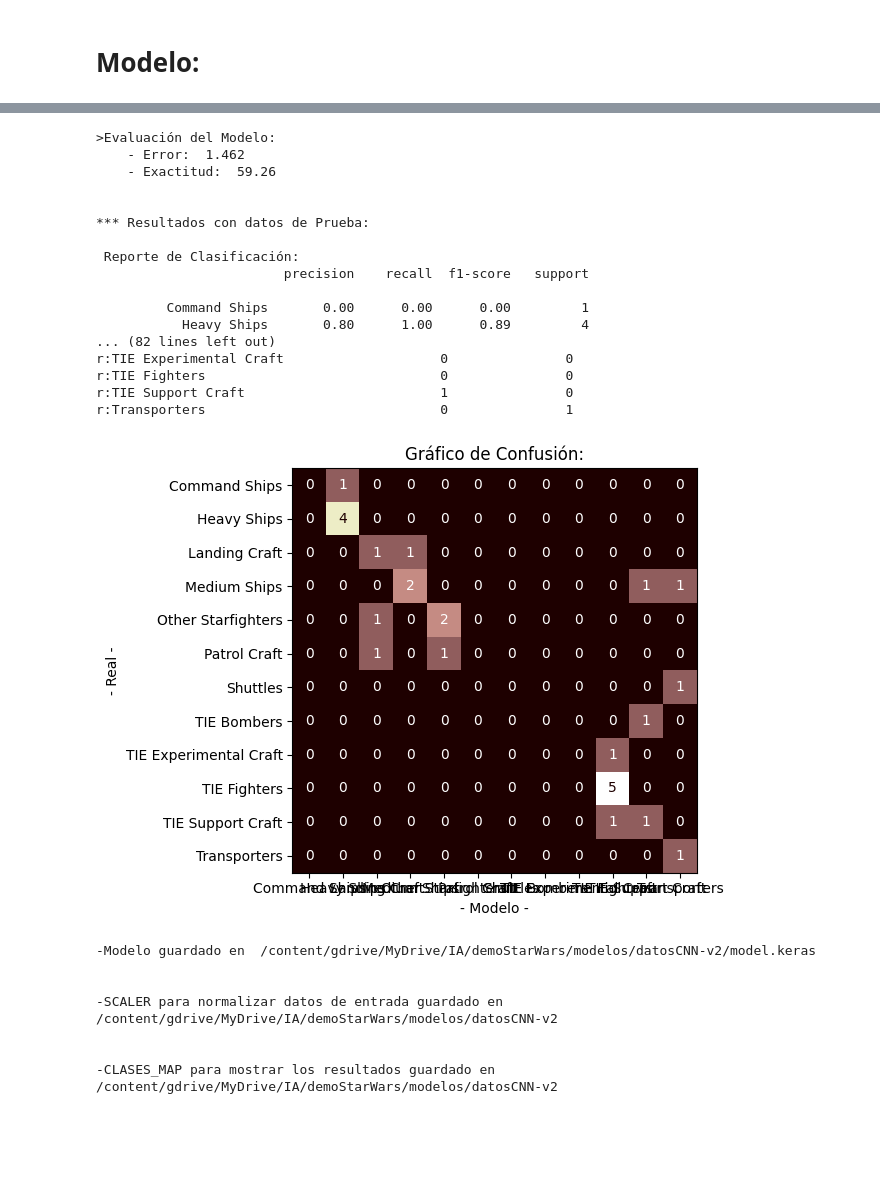
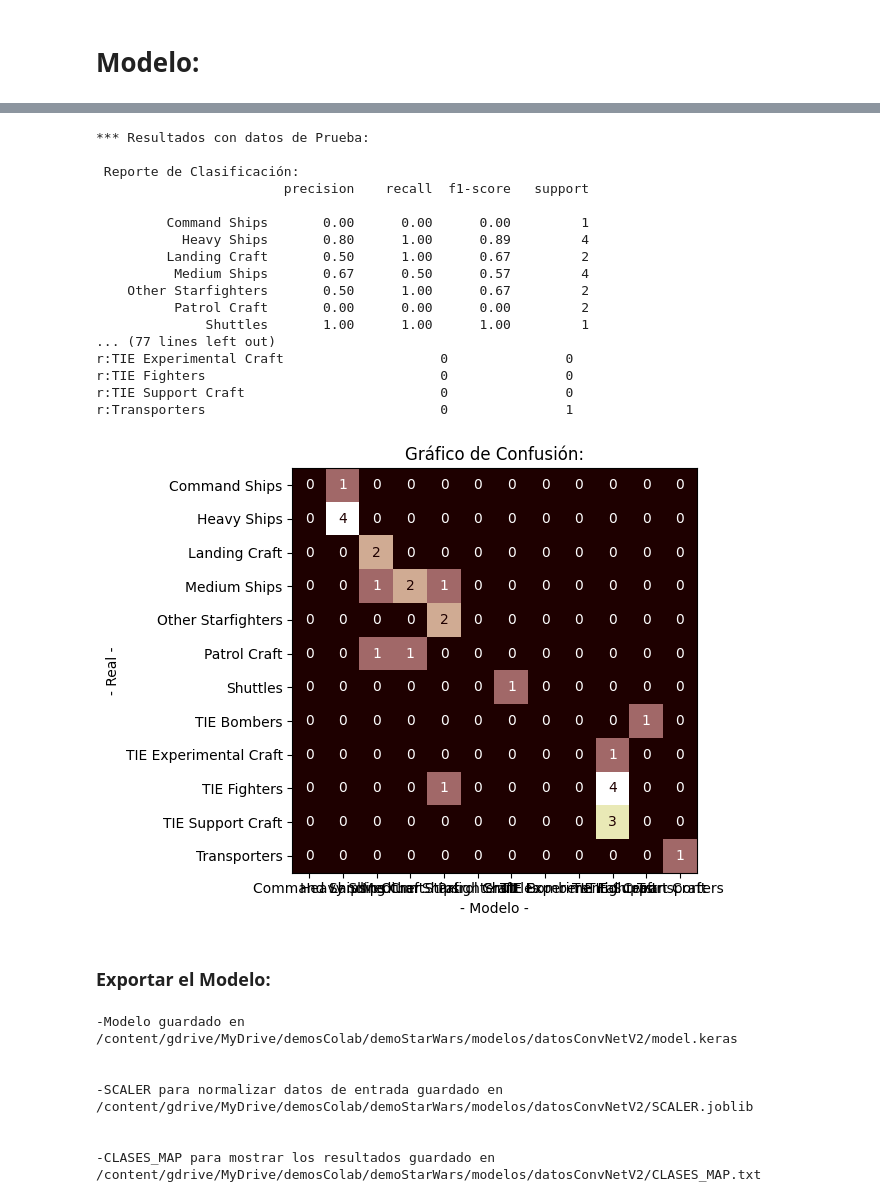
Before and after one commit to PGP-MachineLearning/demoStarWars, a Jupyter notebook: 4-Datos-ConvNet-v2.ipynb, the cells around one changed output, grey strips where cells are left out. Saved outputs shown, nothing was run; the diff lists cells and outputs as text; code cells hidden in the pictures; blank space fills up the shorter version.

```diff
--- a/4-Datos-ConvNet-v2.ipynb
+++ b/4-Datos-ConvNet-v2.ipynb
@@ -31,14 +31,13 @@ Librerías cargadas
 # %% [markdown]
 # Datos:
 # %%
-#@title Acceder al Drive
+# @title Acceder al Drive {"single-column":true}
 
-# monta Google Drive:
 # Nota: la primera vez se debe confirmar el uso logueandose en "Google Drive File Stream" y obteniendo código de autentificación.
 from google.colab import drive
-drive.mount('/content/gdrive')
+drive.mount('/content/gdrive', force_remount=True)
 
 # directorio local en Google Drive
-path = '/content/gdrive/MyDrive/IA/demoStarWars/datos/'  #@param {type:"string"}
+path = '/content/gdrive/MyDrive/demosColab/demoStarWars/datos/'  #@param {type:"string"}
 # %% [output]
 Mounted at /content/gdrive
@@ -889,49 +1100,43 @@ r:Transporters                              0               3
 # %%
-#@title Evaluar red entrenada con datos de prueba
+#@title Evaluar con datos de prueba
 mostrar_detalle_prueba = False #@param {type:"boolean"}
 incluirDatosEntrada_detalle_prueba = False #@param {type:"boolean"}
 
-  # evalua al modelo entrenado
-resEval = model.evaluate(x_test, (y_testEnc if tipo_output_softMax else y_test), verbose=0)
-print("\n>Evaluación del Modelo: ")
-print("    - Error: ", round(resEval[0],3))
-if esProblemaClasificacion:
-  print("    - Exactitud: ", round(resEval[1]*100,2))
-else:
-  print("    - Distancia Media Cuadrática Mínima: ", round(resEval[1],3))
-
-#print("\n")
-
 # prueba con los datos de prueba
 print("\n\n*** Resultados con datos de Prueba: ")
-if esProblemaClasificacion:
-  probarModelo_Clasificacion(x_test, y_test, CLASES, umbral_clasificacion/100.0, mostrar_detalle_prueba, incluirDatosEntrada_detalle_prueba)
-else:
-  probarModelo_Estimacion(x_test, y_test, mostrar_detalle_prueba, incluirDatosEntrada_detalle_prueba)
+# muestra resultados
+evaluarModelo(model, esProblemaClasificacion,
+              datosX=x_test, datosY=y_test, clases_map=CLASES,
+              tipo_output_softMax=tipo_output_softMax,
+              umbralClas=umbral_clasificacion/100.0,
+              mostrarDetalle=mostrar_detalle_prueba,
+              inclDatosEntrada=incluirDatosEntrada_detalle_prueba)
 # %% [output]
->Evaluación del Modelo:
-    - Error:  1.462
-    - Exactitud:  59.26
-
-
 *** Resultados con datos de Prueba:
 
  Reporte de Clasificación:
                         precision    recall  f1-score   support
 
          Command Ships       0.00      0.00      0.00         1
            Heavy Ships       0.80      1.00      0.89         4
-... (82 lines left out)
+         Landing Craft       0.50      1.00      0.67         2
+          Medium Ships       0.67      0.50      0.57         4
+    Other Starfighters       0.50      1.00      0.67         2
+          Patrol Craft       0.00      0.00      0.00         2
+              Shuttles       1.00      1.00      1.00         1
+... (77 lines left out)
 r:TIE Experimental Craft                    0               0
 r:TIE Fighters                              0               0
-r:TIE Support Craft                         1               0
+r:TIE Support Craft                         0               0
 r:Transporters                              0               1
-[figure, old version]
+[figure, new version]
+# %% [markdown]
+### Exportar el Modelo:
 # %%
 #@title Guardar Modelo entrenado
 
 guardar_modelo = True #@param{type:"boolean"}
-path_modelo = '/content/gdrive/MyDrive/IA/demoStarWars/modelos/datosCNN-v2'  #@param {type:"string"}
+path_modelo = '/content/gdrive/MyDrive/demosColab/demoStarWars/modelos/datosConvNetV2'  #@param {type:"string"}
 
 if guardar_modelo:
 
@@ -950,22 +1155,22 @@ if guardar_modelo:
       fn_scaler = path_modelo+"/SCALER.joblib"
       import joblib
       joblib.dump(scaler, fn_scaler)
-      print("\n-SCALER para normalizar datos de entrada guardado en ", path_modelo,"\n")
+      print("\n-SCALER para normalizar datos de entrada guardado en ", fn_scaler,"\n")
 
     if ("CLASES" in locals()) and (CLASES is not None):
       fn_clases = path_modelo+"/CLASES_MAP.txt"
       with open(fn_clases, 'w') as f:
         for i in range(len(CLASES)):
           f.write(str(i)+":"+str(CLASES[i])+"\n")
-      print("\n-CLASES_MAP para mostrar los resultados guardado en ", path_modelo,"\n")
+      print("\n-CLASES_MAP para mostrar los resultados guardado en ", fn_clases,"\n")
 
 else:
     print("\n-Modelo no guardado.")
 # %% [output]
--Modelo guardado en  /content/gdrive/MyDrive/IA/demoStarWars/modelos/datosCNN-v2/model.keras
+-Modelo guardado en  /content/gdrive/MyDrive/demosColab/demoStarWars/modelos/datosConvNetV2/model.keras
 
 
--SCALER para normalizar datos de entrada guardado en  /content/gdrive/MyDrive/IA/demoStarWars/modelos/datosCNN-v2
+-SCALER para normalizar datos de entrada guardado en  /content/gdrive/MyDrive/demosColab/demoStarWars/modelos/datosConvNetV2/SCALER.joblib
 
 
--CLASES_MAP para mostrar los resultados guardado en  /content/gdrive/MyDrive/IA/demoStarWars/modelos/datosCNN-v2
+-CLASES_MAP para mostrar los resultados guardado en  /content/gdrive/MyDrive/demosColab/demoStarWars/modelos/datosConvNetV2/CLASES_MAP.txt
```
Also changed, not shown: parts of 13 cells of this notebook, 3 other files.
